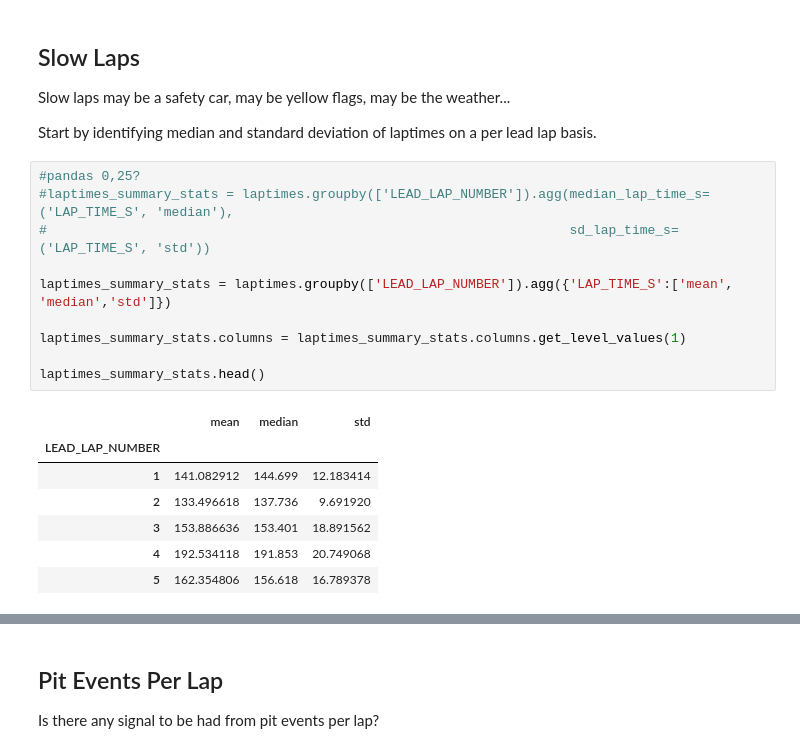
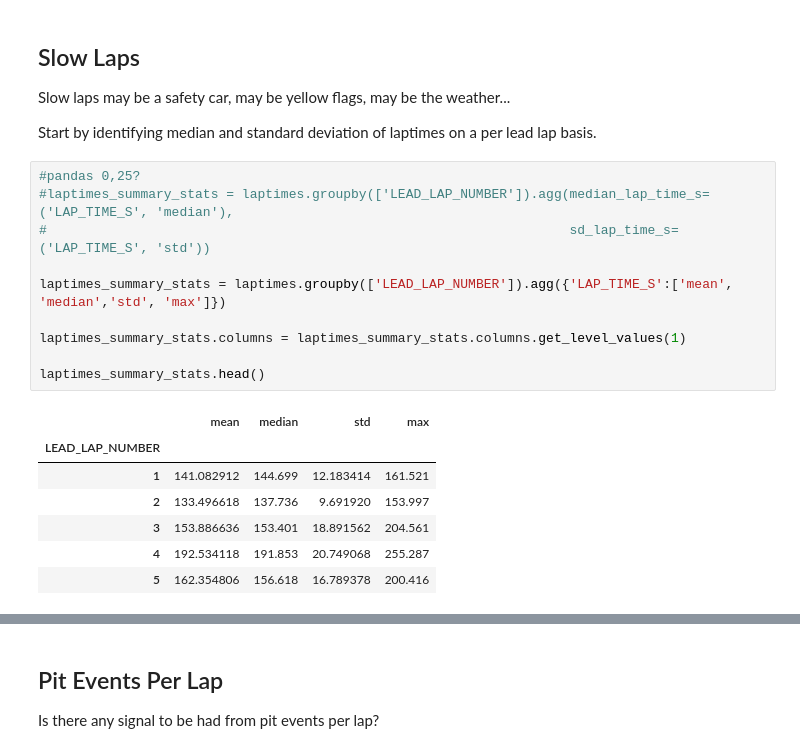
Before and after one commit to f1datajunkie/WEC, a Jupyter notebook: notebooks/Race Events.ipynb, the cells around one changed output, grey strips where cells are left out. Cells and saved outputs as stored; diff of their text form.

```diff
--- a/notebooks/Race Events.ipynb
+++ b/notebooks/Race Events.ipynb
@@ -92,18 +91,18 @@ Start by identifying median and standard deviation of laptimes on a per lead lap
 # %%
 #pandas 0,25?
 #laptimes_summary_stats = laptimes.groupby(['LEAD_LAP_NUMBER']).agg(median_lap_time_s=('LAP_TIME_S', 'median'),
 #                                                                   sd_lap_time_s=('LAP_TIME_S', 'std'))
 
-laptimes_summary_stats = laptimes.groupby(['LEAD_LAP_NUMBER']).agg({'LAP_TIME_S':['mean', 'median','std']})
+laptimes_summary_stats = laptimes.groupby(['LEAD_LAP_NUMBER']).agg({'LAP_TIME_S':['mean', 'median','std', 'max']})
 
 laptimes_summary_stats.columns = laptimes_summary_stats.columns.get_level_values(1)
 
 laptimes_summary_stats.head()
 # %% [output]
-|  | mean | median | std |
-| LEAD_LAP_NUMBER |  |  |  |
-| 1 | 141.082912 | 144.699 | 12.183414 |
-| 2 | 133.496618 | 137.736 | 9.691920 |
-| 3 | 153.886636 | 153.401 | 18.891562 |
-| 4 | 192.534118 | 191.853 | 20.749068 |
-| 5 | 162.354806 | 156.618 | 16.789378 |
+|  | mean | median | std | max |
+| LEAD_LAP_NUMBER |  |  |  |  |
+| 1 | 141.082912 | 144.699 | 12.183414 | 161.521 |
+| 2 | 133.496618 | 137.736 | 9.691920 | 153.997 |
+| 3 | 153.886636 | 153.401 | 18.891562 | 204.561 |
+| 4 | 192.534118 | 191.853 | 20.749068 | 255.287 |
+| 5 | 162.354806 | 156.618 | 16.789378 | 200.416 |
```
Also changed, not shown: parts of 19 cells of this notebook, 1 other file.
